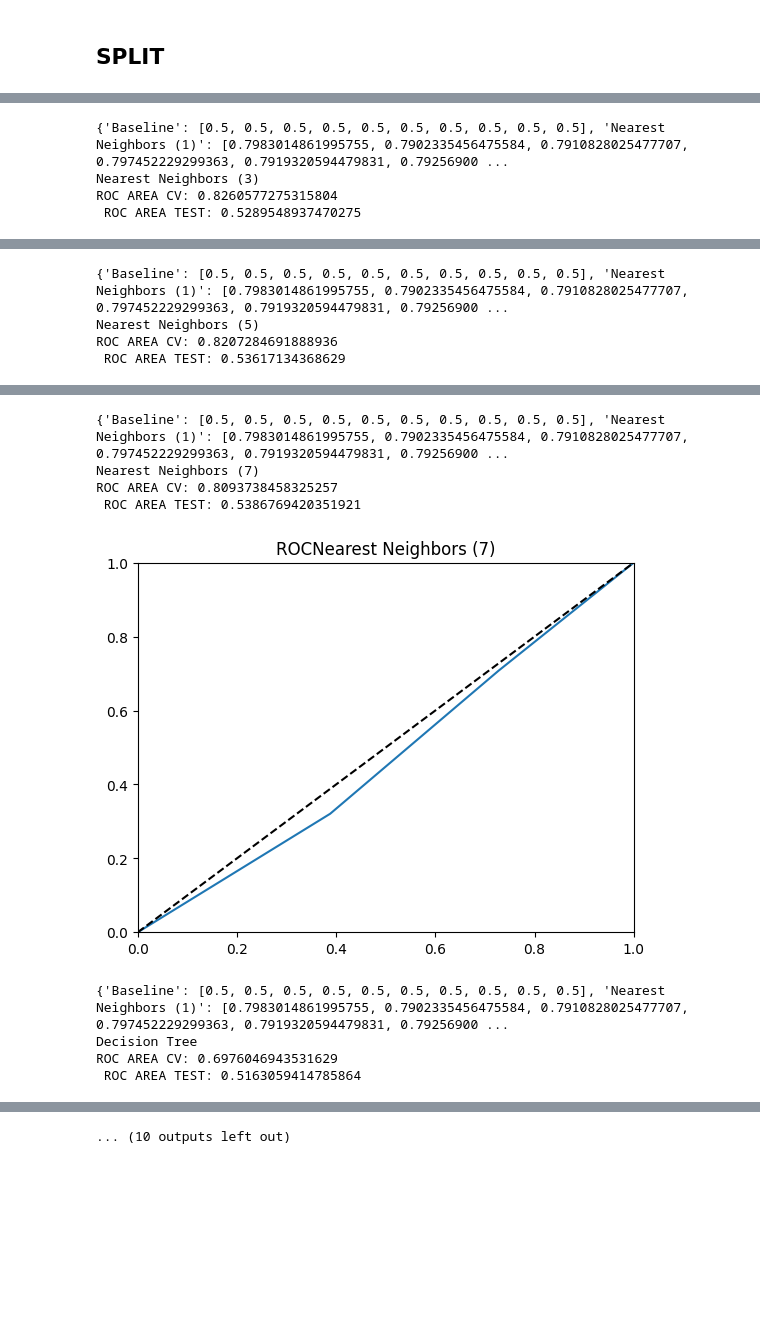
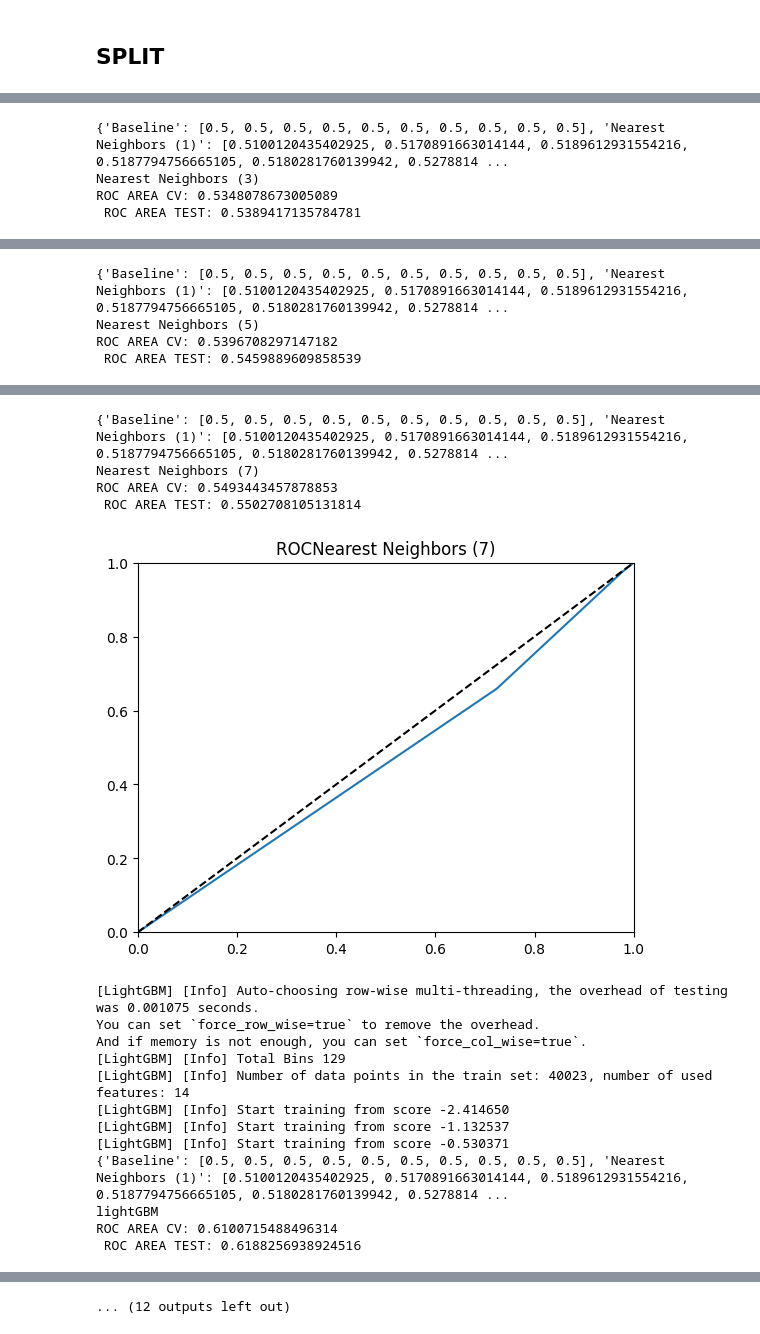
Before and after one commit to Maristoteles02/TAAU, a Jupyter notebook: 2.0.DATA_PREP+1APP.ipynb, the cells around one changed output, grey strips where cells are left out. Cells and saved outputs as stored; diff of their text form; code cells hidden in the pictures; blank space fills up the shorter version.

```diff
--- a/2.0.DATA_PREP+1APP.ipynb
+++ b/2.0.DATA_PREP+1APP.ipynb
@@ -162,17 +167,18 @@ from sklearn import model_selection
 from sklearn.metrics import confusion_matrix,accuracy_score, classification_report, roc_curve
 from sklearn.ensemble import RandomForestClassifier
 from sklearn.metrics import f1_score
+import lightgbm as lgb
 classifiers_list = [
   ( 'Baseline',              DummyClassifier() ),
   ( 'Nearest Neighbors (1)', KNeighborsClassifier(1) ),
   ( 'Nearest Neighbors (3)', KNeighborsClassifier(3) ),
   ( 'Nearest Neighbors (5)', KNeighborsClassifier(5) ),
   ( 'Nearest Neighbors (7)', KNeighborsClassifier(7) ),
-
-  ( 'Decision Tree',         DecisionTreeClassifier() ),
-  ( 'Random Forest',         RandomForestClassifier() ),
-  ( 'Neural Net',            MLPClassifier() ),
-  ( 'AdaBoost',              AdaBoostClassifier() ),
-  ( 'Naive Bayes',           GaussianNB() ),
-  ( 'Logistic Regression',   LogisticRegression() ),
+  ( 'lightGBM',              lgb.LGBMClassifier()    ),
+  ( 'Decision Tree',         DecisionTreeClassifier()),
+  ( 'Random Forest',         RandomForestClassifier()),
+  ( 'Neural Net',            MLPClassifier()         ),
+  ( 'AdaBoost',              AdaBoostClassifier()    ),
+  ( 'Naive Bayes',           GaussianNB()            ),
+  ( 'Logistic Regression',   LogisticRegression()    ),
 ]
@@ -178,0 +274,22 @@ classifiers_list = [
+# %%
+import matplotlib.pyplot as plt
+
+# valores_auc es un diccionario donde las claves son los nombres de los clasificadores
+# y los valores son listas de puntuaciones AUC para cada split
+# Ejemplo: valores_auc = {'clasificador1': [0.8, 0.82, ...], 'clasificador2': [0.75, 0.77, ...], ...}
+
+n_splits = 10  # Número de splits en la validación cruzada
+
+plt.figure(figsize=(12, 8))
+
+for name, auc_scores in valores_auc.items():
+    plt.plot(range(1, n_splits + 1), auc_scores, marker='o', linestyle='-', label=name)
+
+plt.title('Resultados AUC por Clasificador y Split')
+plt.xlabel('Split')
+plt.ylabel('AUC')
+plt.xticks(range(1, n_splits + 1))
+plt.ylim([0.4, 0.7])
+plt.legend()
+plt.grid(True)
+plt.show()
@@ -179,7 +298,6 @@ classifiers_list = [
 # %%
 valores_auc={}
-smote = SMOTE(random_state = 11)
-X_train, y_train = smote.fit_resample(X_train, y_train)
+
 for name, model in classifiers_list:
   stratified_kfold = StratifiedKFold(n_splits=10,
                                         shuffle=True,
@@ -219,5 +337,5 @@ ROC AREA CV: 0.7943949044585988
 [figure]
-{'Baseline': [0.5, 0.5, 0.5, 0.5, 0.5, 0.5, 0.5, 0.5, 0.5, 0.5], 'Nearest Neighbors (1)': [0.7983014861995755, 0.7902335456475584, 0.7910828025477707, 0.797452229299363, 0.7919320594479831, 0.79256900 ...
+{'Baseline': [0.5, 0.5, 0.5, 0.5, 0.5, 0.5, 0.5, 0.5, 0.5, 0.5], 'Nearest Neighbors (1)': [0.5100120435402925, 0.5170891663014144, 0.5189612931554216, 0.5187794756665105, 0.5180281760139942, 0.5278814 ...
 Nearest Neighbors (3)
-ROC AREA CV: 0.8260577275315804
- ROC AREA TEST: 0.5289548937470275
+ROC AREA CV: 0.5348078673005089
+ ROC AREA TEST: 0.5389417135784781
@@ -225,4 +343,4 @@ ROC AREA CV: 0.8260577275315804
-{'Baseline': [0.5, 0.5, 0.5, 0.5, 0.5, 0.5, 0.5, 0.5, 0.5, 0.5], 'Nearest Neighbors (1)': [0.7983014861995755, 0.7902335456475584, 0.7910828025477707, 0.797452229299363, 0.7919320594479831, 0.79256900 ...
+{'Baseline': [0.5, 0.5, 0.5, 0.5, 0.5, 0.5, 0.5, 0.5, 0.5, 0.5], 'Nearest Neighbors (1)': [0.5100120435402925, 0.5170891663014144, 0.5189612931554216, 0.5187794756665105, 0.5180281760139942, 0.5278814 ...
 Nearest Neighbors (5)
-ROC AREA CV: 0.8207284691888936
- ROC AREA TEST: 0.53617134368629
+ROC AREA CV: 0.5396708297147182
+ ROC AREA TEST: 0.5459889609858539
@@ -230,9 +348,17 @@ ROC AREA CV: 0.8207284691888936
-{'Baseline': [0.5, 0.5, 0.5, 0.5, 0.5, 0.5, 0.5, 0.5, 0.5, 0.5], 'Nearest Neighbors (1)': [0.7983014861995755, 0.7902335456475584, 0.7910828025477707, 0.797452229299363, 0.7919320594479831, 0.79256900 ...
+{'Baseline': [0.5, 0.5, 0.5, 0.5, 0.5, 0.5, 0.5, 0.5, 0.5, 0.5], 'Nearest Neighbors (1)': [0.5100120435402925, 0.5170891663014144, 0.5189612931554216, 0.5187794756665105, 0.5180281760139942, 0.5278814 ...
 Nearest Neighbors (7)
-ROC AREA CV: 0.8093738458325257
- ROC AREA TEST: 0.5386769420351921
+ROC AREA CV: 0.5493443457878853
+ ROC AREA TEST: 0.5502708105131814
-[figure, old version]
+[figure, new version]
-{'Baseline': [0.5, 0.5, 0.5, 0.5, 0.5, 0.5, 0.5, 0.5, 0.5, 0.5], 'Nearest Neighbors (1)': [0.7983014861995755, 0.7902335456475584, 0.7910828025477707, 0.797452229299363, 0.7919320594479831, 0.79256900 ...
-Decision Tree
-ROC AREA CV: 0.6976046943531629
- ROC AREA TEST: 0.5163059414785864
+[LightGBM] [Info] Auto-choosing row-wise multi-threading, the overhead of testing was 0.001075 seconds.
+You can set `force_row_wise=true` to remove the overhead.
+And if memory is not enough, you can set `force_col_wise=true`.
+[LightGBM] [Info] Total Bins 129
+[LightGBM] [Info] Number of data points in the train set: 40023, number of used features: 14
+[LightGBM] [Info] Start training from score -2.414650
+[LightGBM] [Info] Start training from score -1.132537
+[LightGBM] [Info] Start training from score -0.530371
+{'Baseline': [0.5, 0.5, 0.5, 0.5, 0.5, 0.5, 0.5, 0.5, 0.5, 0.5], 'Nearest Neighbors (1)': [0.5100120435402925, 0.5170891663014144, 0.5189612931554216, 0.5187794756665105, 0.5180281760139942, 0.5278814 ...
+lightGBM
+ROC AREA CV: 0.6100715488496314
+ ROC AREA TEST: 0.6188256938924516
@@ -240,4 +366,4 @@ ROC AREA CV: 0.6976046943531629
-... (10 outputs left out)
+... (12 outputs left out)
 # %%
 valores_acc={}
 for name, model in classifiers_list:
```
Also changed, not shown: parts of 10 cells of this notebook, 10 other files.
